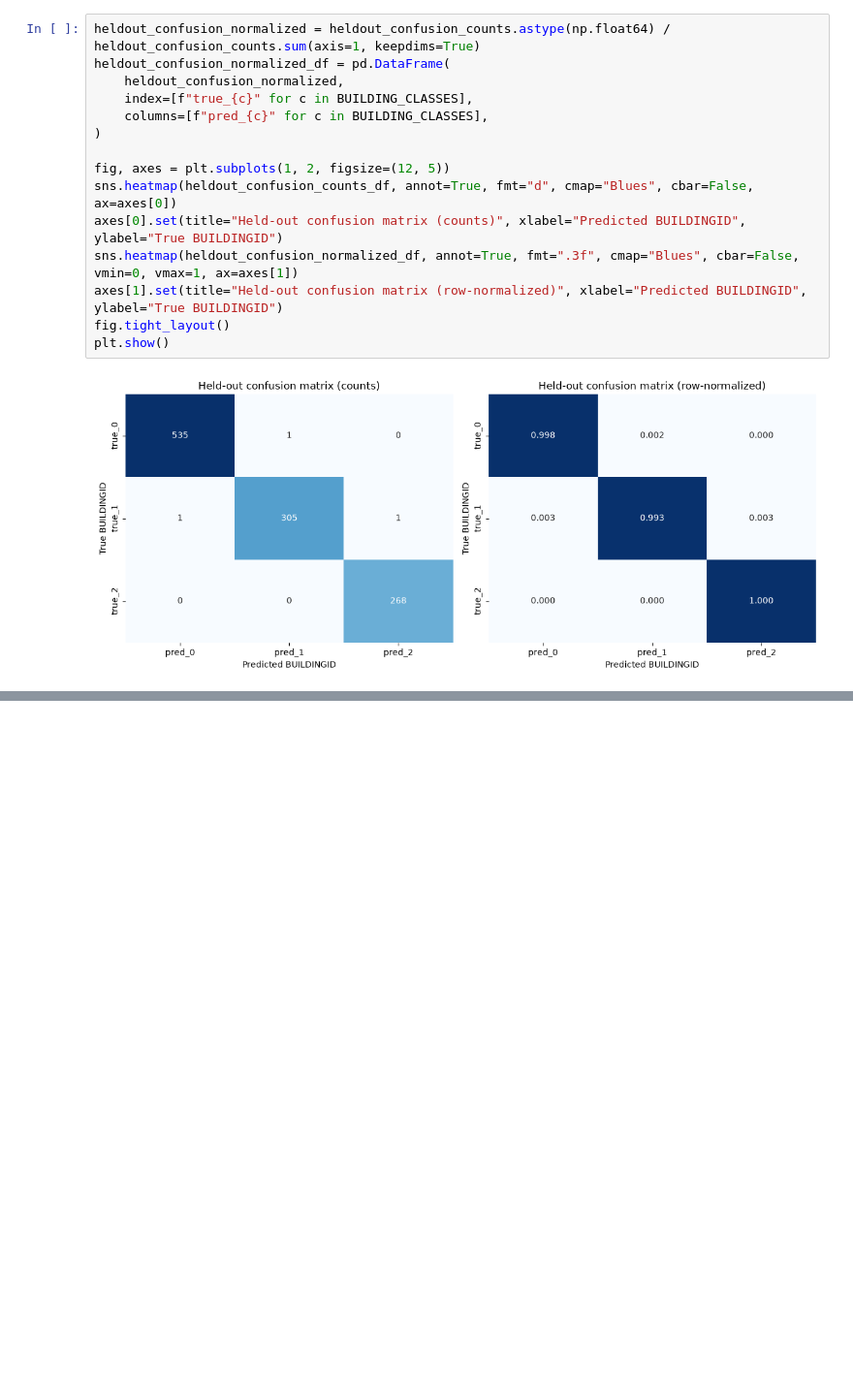
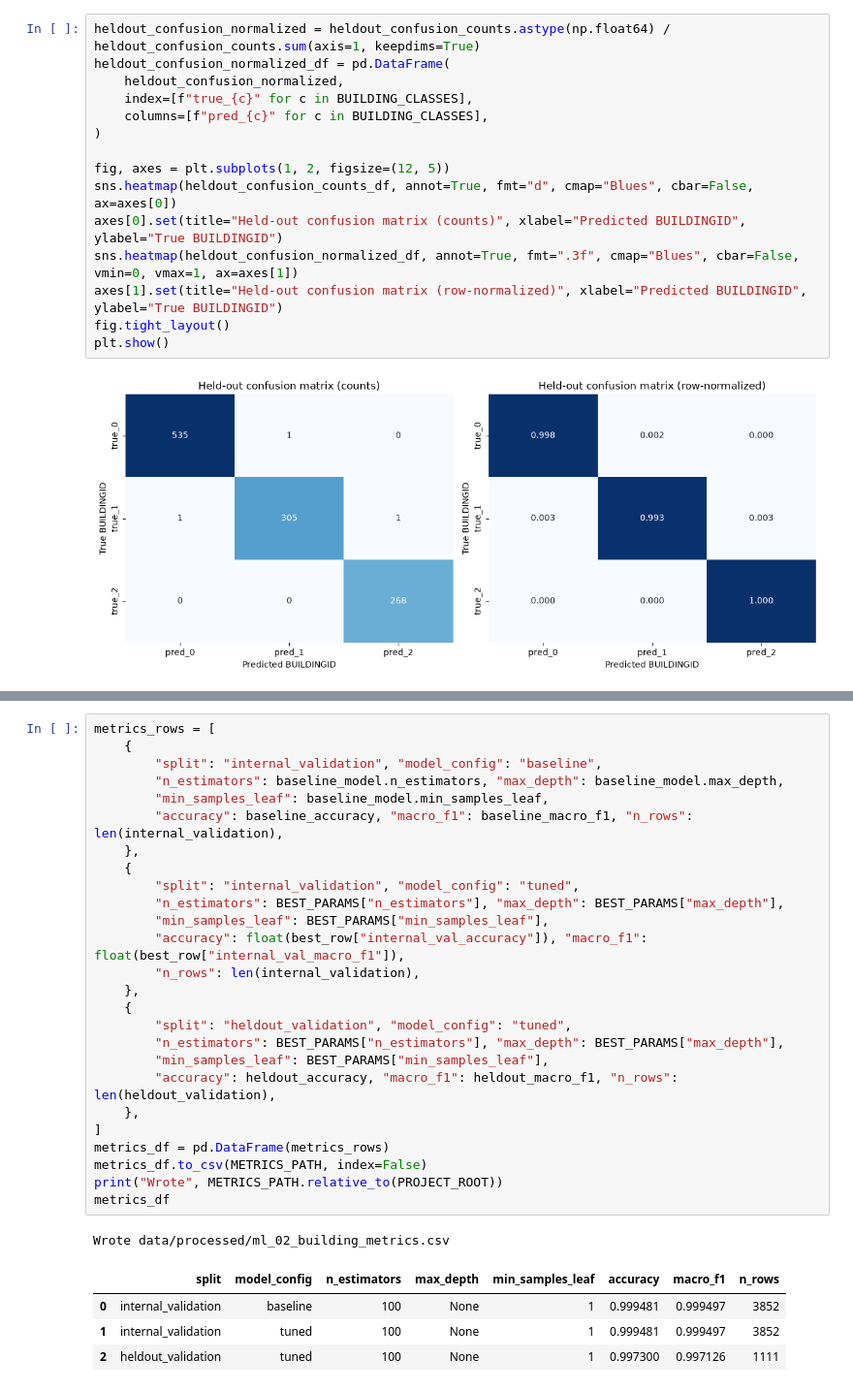
Before and after one commit to krishiv274/Signal2Space, a Jupyter notebook: Machine Learning Pipeline/ML_02_building_classification.ipynb, the cells around one changed output, grey strips where cells are left out. Shown at 97% size. Cells and saved outputs as stored; diff of their text form; blank space fills up the shorter version.

```diff
--- a/Machine Learning Pipeline/ML_02_building_classification.ipynb
+++ b/Machine Learning Pipeline/ML_02_building_classification.ipynb
@@ -384,0 +451,32 @@ true_2       0       0     268
+# %%
+metrics_rows = [
+    {
+        "split": "internal_validation", "model_config": "baseline",
+        "n_estimators": baseline_model.n_estimators, "max_depth": baseline_model.max_depth,
+        "min_samples_leaf": baseline_model.min_samples_leaf,
+        "accuracy": baseline_accuracy, "macro_f1": baseline_macro_f1, "n_rows": len(internal_validation),
+    },
+    {
+        "split": "internal_validation", "model_config": "tuned",
+        "n_estimators": BEST_PARAMS["n_estimators"], "max_depth": BEST_PARAMS["max_depth"],
+        "min_samples_leaf": BEST_PARAMS["min_samples_leaf"],
+        "accuracy": float(best_row["internal_val_accuracy"]), "macro_f1": float(best_row["internal_val_macro_f1"]),
+        "n_rows": len(internal_validation),
+    },
+    {
+        "split": "heldout_validation", "model_config": "tuned",
+        "n_estimators": BEST_PARAMS["n_estimators"], "max_depth": BEST_PARAMS["max_depth"],
+        "min_samples_leaf": BEST_PARAMS["min_samples_leaf"],
+        "accuracy": heldout_accuracy, "macro_f1": heldout_macro_f1, "n_rows": len(heldout_validation),
+    },
+]
+metrics_df = pd.DataFrame(metrics_rows)
+metrics_df.to_csv(METRICS_PATH, index=False)
+print("Wrote", METRICS_PATH.relative_to(PROJECT_ROOT))
+metrics_df
+# %% [output]
+Wrote data/processed/ml_02_building_metrics.csv
+|  | split | model_config | n_estimators | max_depth | min_samples_leaf | accuracy | macro_f1 | n_rows |
+| 0 | internal_validation | baseline | 100 | None | 1 | 0.999481 | 0.999497 | 3852 |
+| 1 | internal_validation | tuned | 100 | None | 1 | 0.999481 | 0.999497 | 3852 |
+| 2 | heldout_validation | tuned | 100 | None | 1 | 0.997300 | 0.997126 | 1111 |
```
Also changed, not shown: parts of 30 cells of this notebook, 4 other files.
